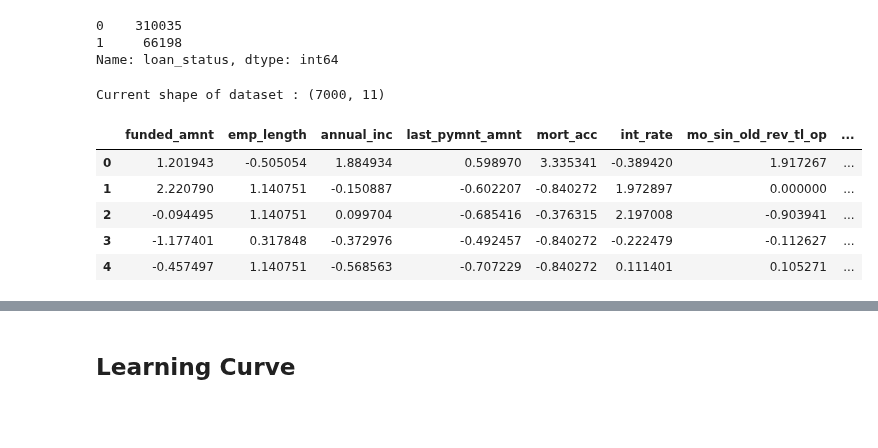
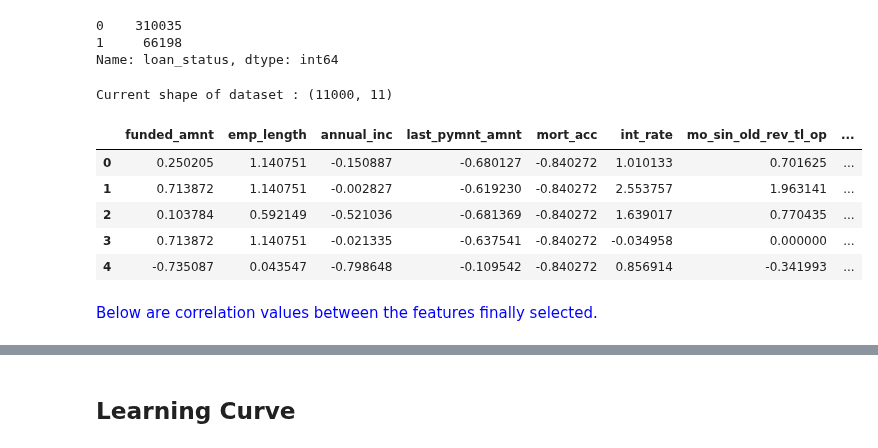
Before and after one commit to harishpuvvada/LoanDefault-Prediction, a Jupyter notebook: Loan_Default_Prediction_Final.ipynb, the cells around one changed output, grey strips where cells are left out. Drawn from its saved outputs; the diff is of its cells as text; code cells hidden in the pictures; blank space fills up the shorter version.

```diff
--- a/Loan_Default_Prediction_Final.ipynb
+++ b/Loan_Default_Prediction_Final.ipynb
@@ -116,17 +122,23 @@ Name: loan_status, dtype: int64
 # %%
 loanstatus_0 = data_clean[data_clean["loan_status"]==0]
 loanstatus_1 = data_clean[data_clean["loan_status"]==1]
-subset_of_loanstatus_0 = loanstatus_0.sample(n=3500)
-subset_of_loanstatus_1 = loanstatus_1.sample(n=3500)
+subset_of_loanstatus_0 = loanstatus_0.sample(n=5500)
+subset_of_loanstatus_1 = loanstatus_1.sample(n=5500)
 data_clean = pd.concat([subset_of_loanstatus_1, subset_of_loanstatus_0])
 data_clean = data_clean.sample(frac=1).reset_index(drop=True)
 print("Current shape of dataset :",data_clean.shape)
 data_clean.head()
 # %% [output]
-Current shape of dataset : (7000, 11)
+Current shape of dataset : (11000, 11)
 |  | funded_amnt | emp_length | annual_inc | last_pymnt_amnt | mort_acc | int_rate | mo_sin_old_rev_tl_op | ... |
-| 0 | 1.201943 | -0.505054 | 1.884934 | 0.598970 | 3.335341 | -0.389420 | 1.917267 | ... |
-| 1 | 2.220790 | 1.140751 | -0.150887 | -0.602207 | -0.840272 | 1.972897 | 0.000000 | ... |
-| 2 | -0.094495 | 1.140751 | 0.099704 | -0.685416 | -0.376315 | 2.197008 | -0.903941 | ... |
-| 3 | -1.177401 | 0.317848 | -0.372976 | -0.492457 | -0.840272 | -0.222479 | -0.112627 | ... |
-| 4 | -0.457497 | 1.140751 | -0.568563 | -0.707229 | -0.840272 | 0.111401 | 0.105271 | ... |
+| 0 | 0.250205 | 1.140751 | -0.150887 | -0.680127 | -0.840272 | 1.010133 | 0.701625 | ... |
+| 1 | 0.713872 | 1.140751 | -0.002827 | -0.619230 | -0.840272 | 2.553757 | 1.963141 | ... |
+| 2 | 0.103784 | 0.592149 | -0.521036 | -0.681369 | -0.840272 | 1.639017 | 0.770435 | ... |
+| 3 | 0.713872 | 1.140751 | -0.021335 | -0.637541 | -0.840272 | -0.034958 | 0.000000 | ... |
+| 4 | -0.735087 | 0.043547 | -0.798648 | -0.109542 | -0.840272 | 0.856914 | -0.341993 | ... |
+# %% [markdown]
+<p>
+<span style="color:blue">
+Below are correlation values between the features finally selected.
+</span>
+</p>
```
Also changed, not shown: parts of 34 cells of this notebook.
